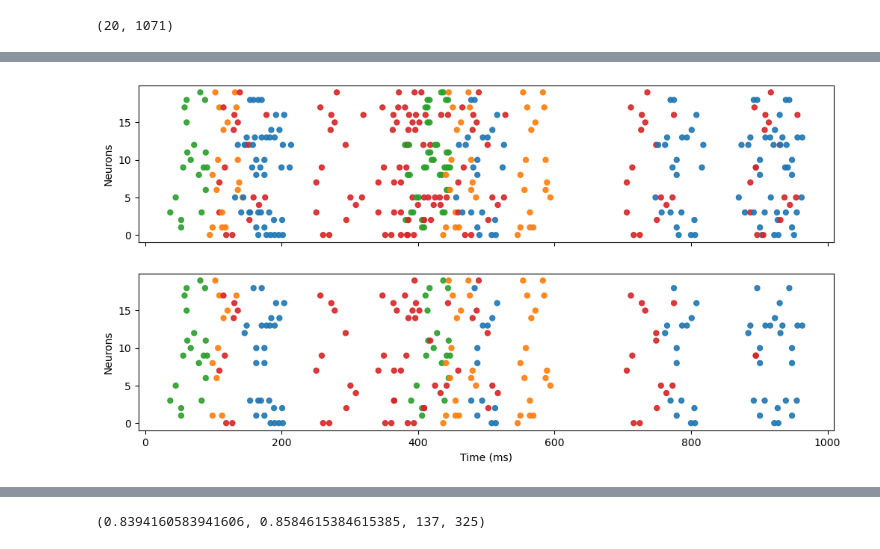
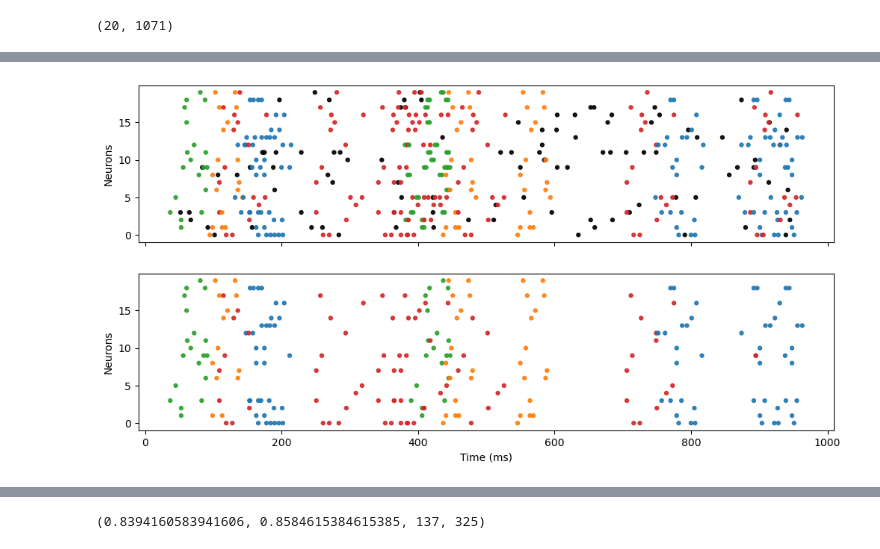
Before and after one commit to CosmicSurgery/thesis_notebooks, a Jupyter notebook: 2023.07.23 - Unsupervised Learning/2023.08.07 - Clean version of current code, imporving comments, making more elegent.ipynb, the cells around one changed output, grey strips where cells are left out. Drawn from its saved outputs; the diff is of its cells as text; code cells hidden in the pictures.

```diff
--- a/2023.07.23 - Unsupervised Learning/2023.08.07 - Clean version of current code, imporving comments, making more elegent.ipynb
+++ b/2023.07.23 - Unsupervised Learning/2023.08.07 - Clean version of current code, imporving comments, making more elegent.ipynb
@@ -52,0 +1,17 @@ palette = np.concatenate([existing_colors, new_colors])
+# %%
+'''
+Model parameters
+'''
+import random
+import numpy as np
+
+M = 4 # Number of Spiking motifs
+N = 20 # Number of input neurons
+D = 71 # temporal depth of receptive field
+T = 1000
+dt = 1
+nrn_fr = 15 # hz
+pg_fr = 5 # hz
+background_noise_fr = 5 # h
+
+np.random.seed(41)
@@ -258,25 +258,26 @@ for label_1 in unmatched_labels_1:
 # Map the labels from labels_array_1 to labels_array_2 using the mapping dictionary
 # Use the get method with a default value of -1 for labels without a mapping
 mapped_labels = np.array([mapping_dict[label] for label in labels_array_1]).squeeze()
-# %%
-%matplotlib inline
-
-sort_criteria_1 = mapped_labels
-sort_criteria_2 = mapped_labels
-
-# Create the figure and subplots
-fig, (ax1, ax2) = plt.subplots(2, 1, figsize=(12, 6), sharex=True)
-
-# Plot data on the first subplot (ax1)
-scatter1 = ax1.scatter(A_trunc[1][A_trunc[2]!=0], A_trunc[0][A_trunc[2]!=0], c=palette[A_trunc[2][A_trunc[2]!=0]], alpha=0.9, s=100, marker='.')
-ax1.set_ylabel('Neurons')
-
-# Plot data on the second subplot (ax2)
-scatter2 = ax2.scatter(A_trunc[1][sort_criteria_1 != 0], A_trunc[0][sort_criteria_1 != 0], c=palette[sort_criteria_1[sort_criteria_1 != 0]], alpha=0.9, s=100, marker='.')
-ax2.set_ylabel('Neurons')
-ax2.set_xlabel('Time (ms)')
-
-# Show the plots
-plt.show()
-# %% [output]
-[figure, removed]
+# %%
+%matplotlib inline
+
+sort_criteria_1 = mapped_labels
+sort_criteria_2 = mapped_labels
+
+# Create the figure and subplots
+fig, (ax1, ax2) = plt.subplots(2, 1, figsize=(12, 6), sharex=True)
+
+# Plot data on the first subplot (ax1)
+scatter1 = ax1.scatter(A_trunc[1][A_trunc[2]==0], A_trunc[0][A_trunc[2]==0], c=palette[A_trunc[2][A_trunc[2]==0]], alpha=0.9, s=50, marker='.')
+scatter1 = ax1.scatter(A_trunc[1][A_trunc[2]!=0], A_trunc[0][A_trunc[2]!=0], c=palette[A_trunc[2][A_trunc[2]!=0]], alpha=0.9, s=50, marker='.')
+ax1.set_ylabel('Neurons')
+
+# Plot data on the second subplot (ax2)
+scatter2 = ax2.scatter(A_trunc[1][sort_criteria_1 != 0], A_trunc[0][sort_criteria_1 != 0], c=palette[sort_criteria_1[sort_criteria_1 != 0]], alpha=0.9, s=50, marker='.')
+ax2.set_ylabel('Neurons')
+ax2.set_xlabel('Time (ms)')
+
+# Show the plots
+plt.show()
+# %% [output]
+[figure, added]
```
Also changed, not shown: parts of 5 cells of this notebook, 1 other file.
